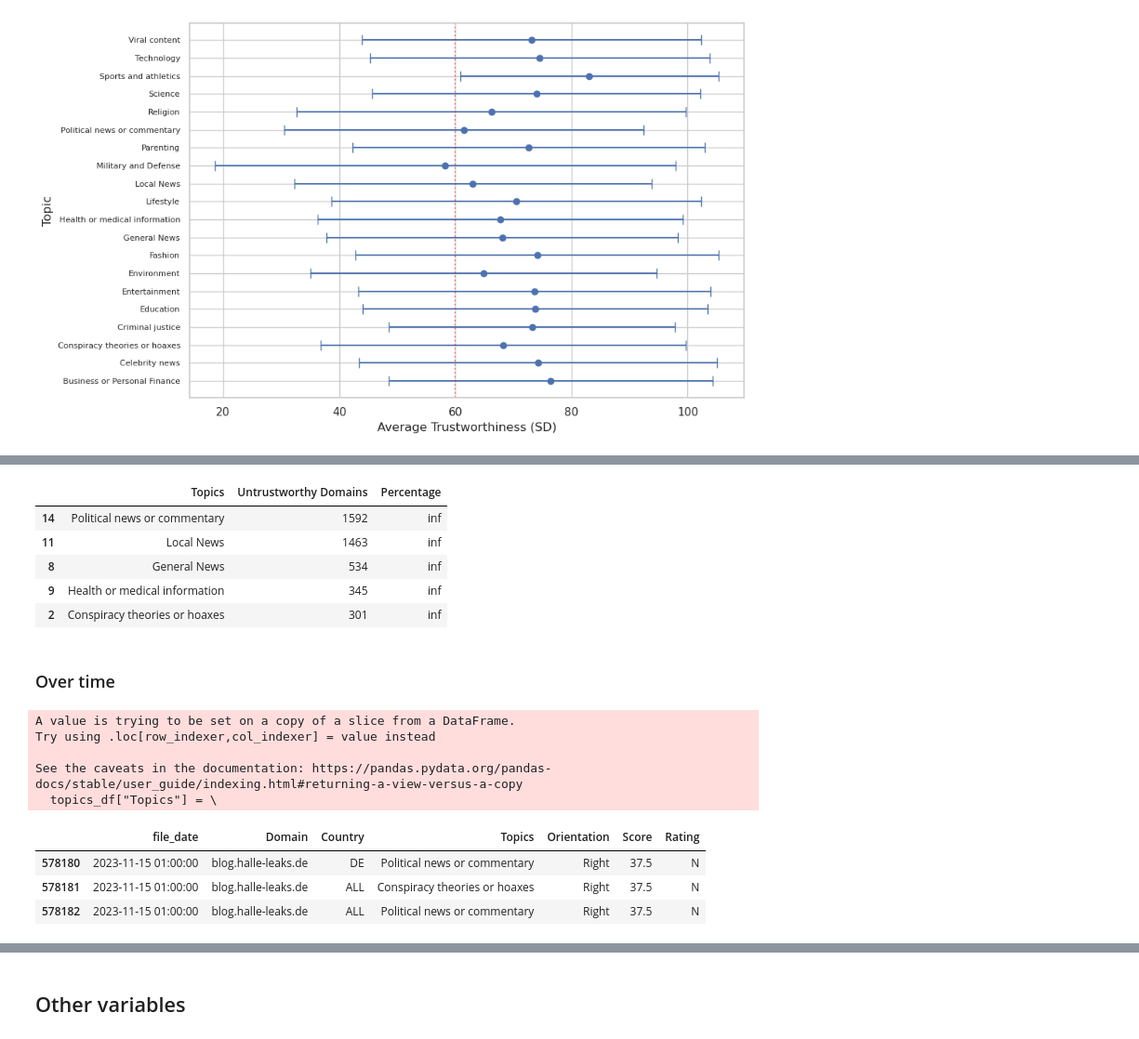
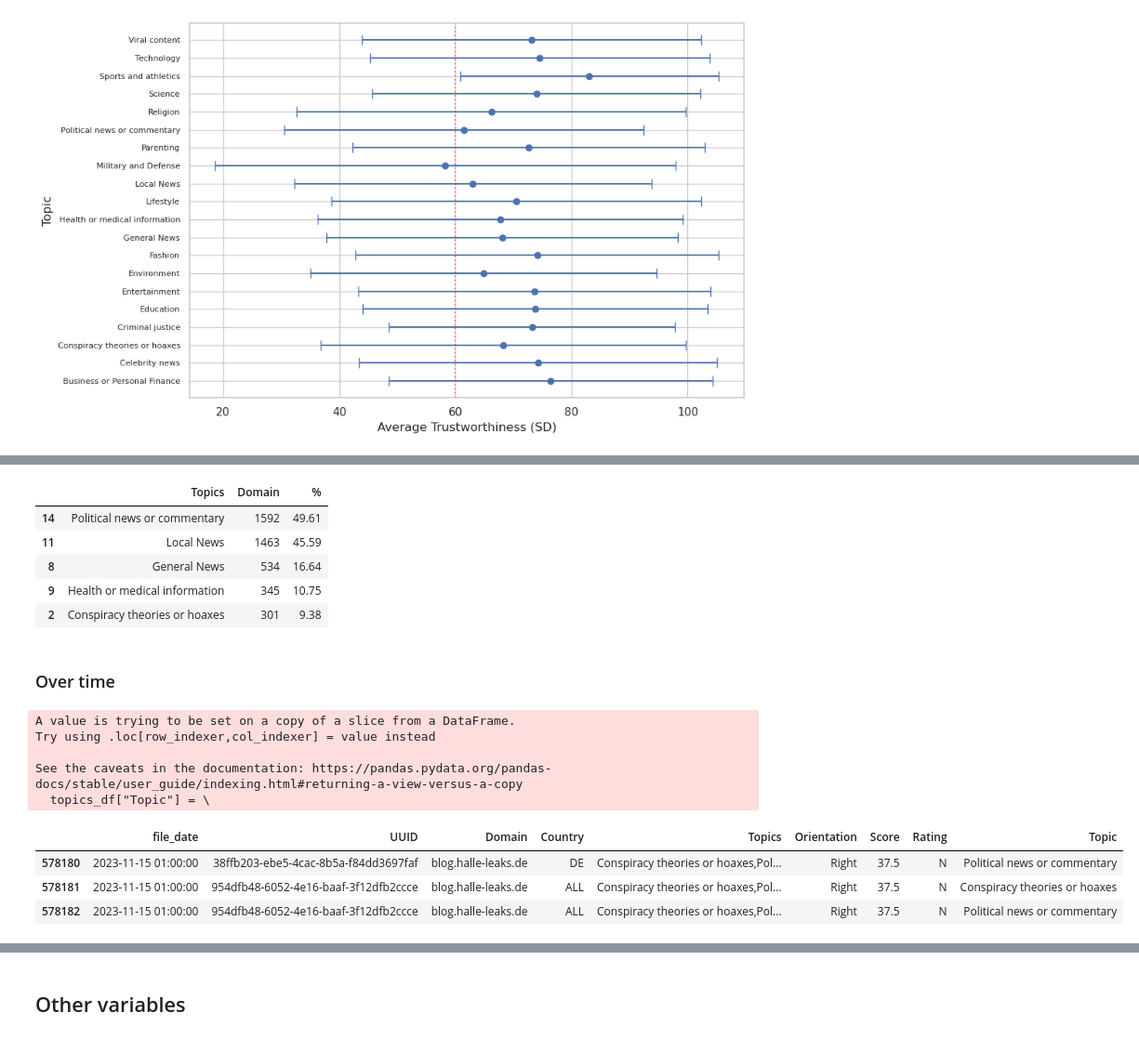
Before and after one commit to julaluehring/newsguard-review-analysis, a Jupyter notebook: 02-describe_newsguard.ipynb, the cells around one changed output, grey strips where cells are left out. Shown at 93% size. Drawn from its saved outputs; the diff is of its cells as text; code cells hidden in the pictures.

```diff
--- a/02-describe_newsguard.ipynb
+++ b/02-describe_newsguard.ipynb
@@ -2808,55 +2830,56 @@ topics_bad\
 # %%
-#how many bad domains cover each topic?
-recent_N = df_recent[df_recent["Rating"] == "N"]
-bad_domains = recent_N["Domain"].nunique()
+#how many of bad domains cover each topic?
+bad_domains_topics = recent_topics_df\
+    [recent_topics_df["Domain"].isin(bad_domains)]\
+    .groupby("Topics")["Domain"]\
+    .nunique()\
+    .reset_index()
 
-bad_domains_per_topic = \
-    recent_topics_df\
-        .groupby("Topics")["Domain"]\
-        .nunique()\
-        .reset_index()\
-        .rename(columns={"Domain": "Untrustworthy Domains"})\
-        .sort_values("Untrustworthy Domains", ascending=False)\
-        .assign(
-            Percentage=lambda x: (x["Untrustworthy Domains"] / bad_domains * 100)\
-            .round(2))
-bad_domains_per_topic.head(5)
+bad_domains_topics["%"] = \
+    (bad_domains_topics["Domain"] / len(bad_domains) * 100)\
+        .round(2)
+
+bad_topics = bad_domains_topics\
+    .sort_values(by="Domain", ascending=False)\
+    .head(5)
+
+bad_topics
 # %% [output]
-|  | Topics | Untrustworthy Domains | Percentage |
-| 14 | Political news or commentary | 1592 | inf |
-| 11 | Local News | 1463 | inf |
-| 8 | General News | 534 | inf |
-| 9 | Health or medical information | 345 | inf |
-| 2 | Conspiracy theories or hoaxes | 301 | inf |
+|  | Topics | Domain | % |
+| 14 | Political news or commentary | 1592 | 49.61 |
+| 11 | Local News | 1463 | 45.59 |
+| 8 | General News | 534 | 16.64 |
+| 9 | Health or medical information | 345 | 10.75 |
+| 2 | Conspiracy theories or hoaxes | 301 | 9.38 |
 # %% [markdown]
 ### Over time
 # %%
 topics_df = \
     df_15[[
-        "file_date",
+        "file_date", "UUID",
         "Domain", "Country", "Topics",
         "Orientation", "Score", "Rating"]]
 
 topics_df\
     .reset_index(drop=True,
                  inplace=True)
 
-topics_df["Topics"] = \
+topics_df["Topic"] = \
     topics_df["Topics"]\
         .str.split(",")  #split topics into lists
 
 topics_df = \
     topics_df\
-        .explode("Topics")\
+        .explode("Topic")\
         .reset_index(drop=True)
 topics_df.tail(3)
 # %% [output]
 A value is trying to be set on a copy of a slice from a DataFrame.
 Try using .loc[row_indexer,col_indexer] = value instead
 
 See the caveats in the documentation: https://pandas.pydata.org/pandas-docs/stable/user_guide/indexing.html#returning-a-view-versus-a-copy
-  topics_df["Topics"] = \
+  topics_df["Topic"] = \
-|  | file_date | Domain | Country | Topics | Orientation | Score | Rating |
-| 578180 | 2023-11-15 01:00:00 | blog.halle-leaks.de | DE | Political news or commentary | Right | 37.5 | N |
-| 578181 | 2023-11-15 01:00:00 | blog.halle-leaks.de | ALL | Conspiracy theories or hoaxes | Right | 37.5 | N |
-| 578182 | 2023-11-15 01:00:00 | blog.halle-leaks.de | ALL | Political news or commentary | Right | 37.5 | N |
+|  | file_date | UUID | Domain | Country | Topics | Orientation | Score | Rating | Topic |
+| 578180 | 2023-11-15 01:00:00 | 38ffb203-ebe5-4cac-8b5a-f84dd3697faf | blog.halle-leaks.de | DE | Conspiracy theories or hoaxes,Pol... | Right | 37.5 | N | Political news or commentary |
+| 578181 | 2023-11-15 01:00:00 | 954dfb48-6052-4e16-baaf-3f12dfb2ccce | blog.halle-leaks.de | ALL | Conspiracy theories or hoaxes,Pol... | Right | 37.5 | N | Conspiracy theories or hoaxes |
+| 578182 | 2023-11-15 01:00:00 | 954dfb48-6052-4e16-baaf-3f12dfb2ccce | blog.halle-leaks.de | ALL | Conspiracy theories or hoaxes,Pol... | Right | 37.5 | N | Political news or commentary |
```
Also changed, not shown: parts of 33 cells of this notebook.
